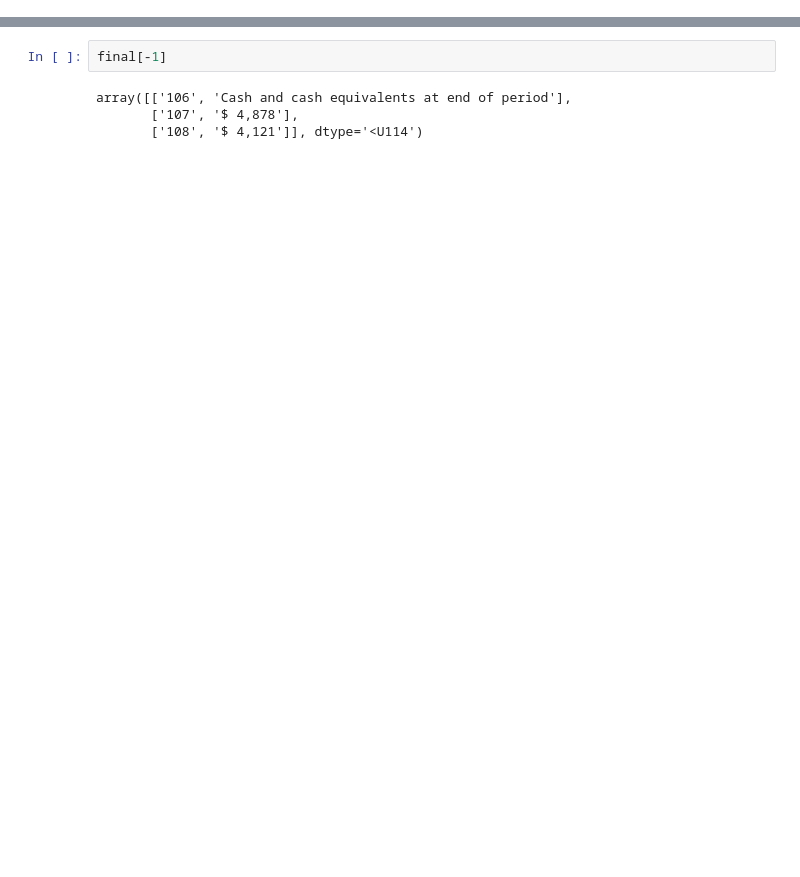
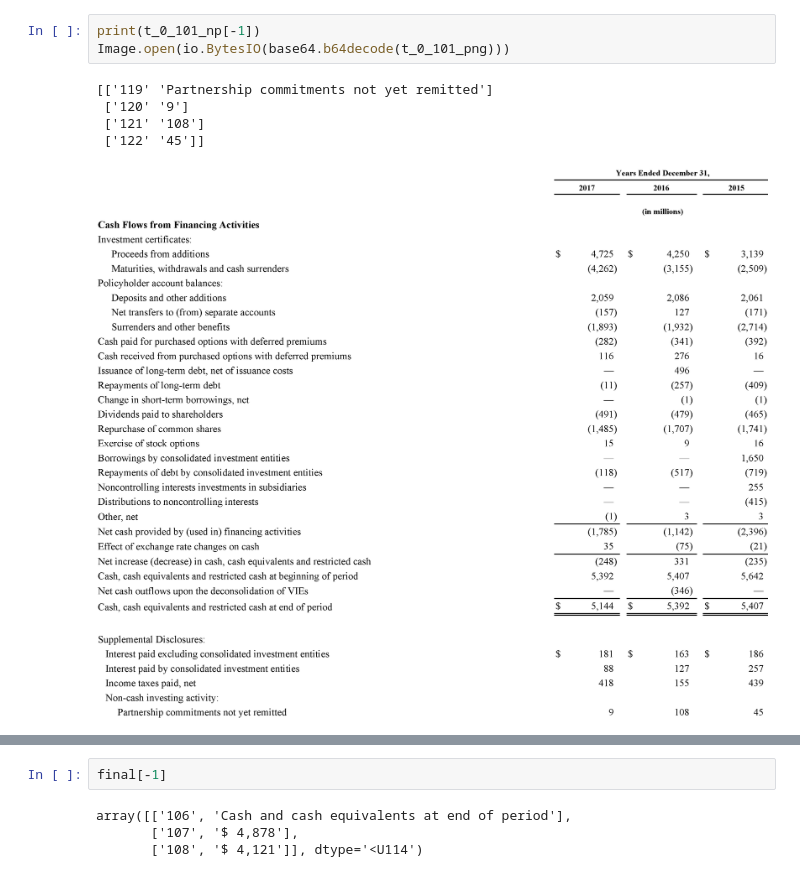
Before and after one commit to shubendu/10k-reports-seach-engine, a Jupyter notebook: Table DATA.ipynb, the cells around one changed output, grey strips where cells are left out. Saved outputs shown, nothing was run; the diff lists cells and outputs as text; blank space fills up the shorter version.

```diff
--- a/Table DATA.ipynb
+++ b/Table DATA.ipynb
@@ -54,3 +33,12 @@ import numpy as np
+# %%
+print(t_0_101_np[-1])
+Image.open(io.BytesIO(base64.b64decode(t_0_101_png)))
+# %% [output]
+[['119' 'Partnership commitments not yet remitted']
+ ['120' '9']
+ ['121' '108']
+ ['122' '45']]
+[figure, added]
 # %%
 final =  np.array(json.loads(dd['data'][0]['table_np']))
 final.shape
```
Also changed, not shown: parts of 17 cells of this notebook, 3 other files.
